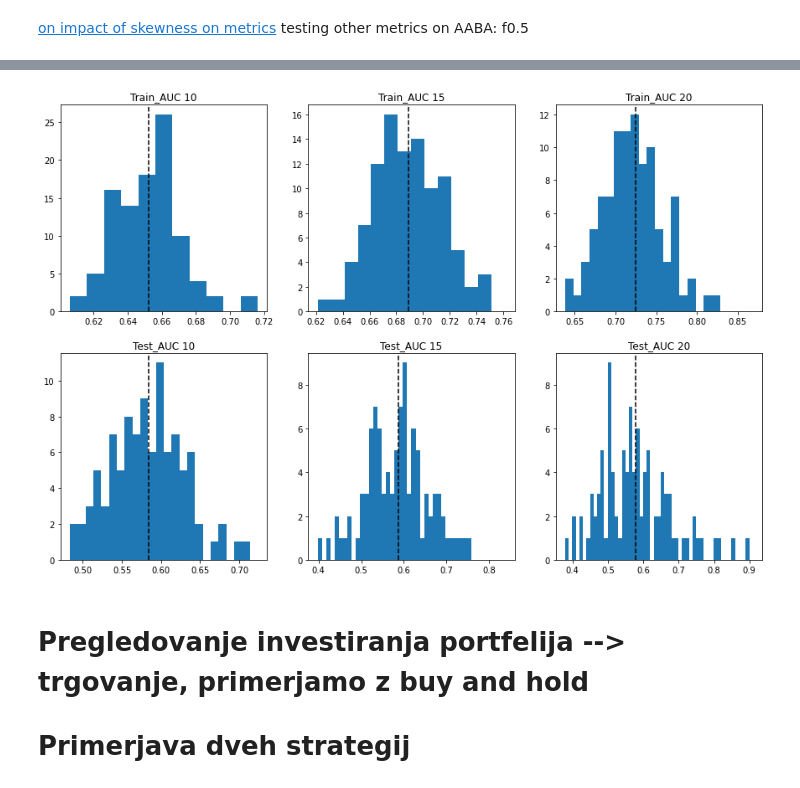
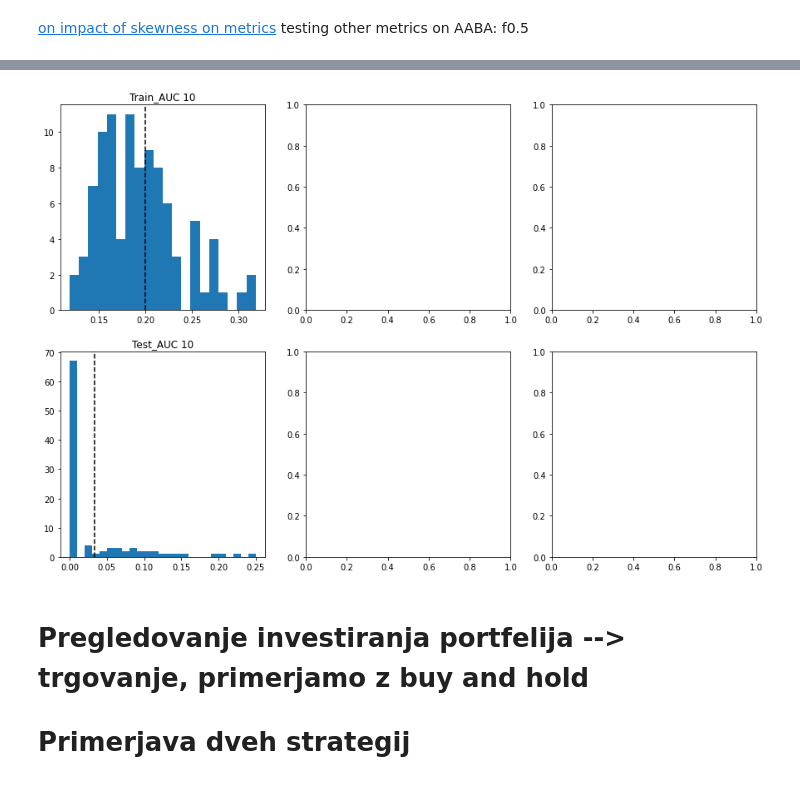
Before and after one commit to cookie1111/diplo, a Jupyter notebook: data_explorer.ipynb, the cells around one changed output, grey strips where cells are left out. Saved outputs shown, nothing was run; the diff lists cells and outputs as text; code cells hidden in the pictures.

Commit message:
results with the newer trend. F05 test score is very poor i can probably make it better with designating areas for the reversals instead of single points

```diff
--- a/data_explorer.ipynb
+++ b/data_explorer.ipynb
@@ -240,7 +268,7 @@ else:
 # %%
-a = trendReversals(ticker400_data['AAPL'],0.20)
-plt.plot(range(len(ticker400_data['AAPL'].index)),ticker400_data['AAPL']["open"])
-plt.plot(a,ticker400_data['AAPL']["open"].iloc[a])
+a = trendReversals(ticker400_data['AABA'],0.20)
+plt.plot(range(len(ticker400_data['AABA'].index)),ticker400_data['AABA']["open"])
+plt.plot(a,ticker400_data['AABA']["open"].iloc[a])
 plt.yscale("log")
 plt.show()
 # %% [output]
@@ -262,13 +290,13 @@ for t in ticker400_data:
 # %%
 import pickle
 
-with open('ticker400_data.pickle', 'wb') as handle:
+with open('ticker400_data_corrected.pickle', 'wb') as handle:
     pickle.dump(ticker400_data, handle, protocol=pickle.HIGHEST_PROTOCOL)
-with open('ticker400_tren10.pickle','wb') as fp:
+with open('ticker400_tren10_corrected.pickle','wb') as fp:
     pickle.dump(ticker400_trend10,fp,protocol=pickle.HIGHEST_PROTOCOL)
-with open('ticker400_trend15.pickle','wb') as fp1:
+with open('ticker400_trend15_corrected.pickle','wb') as fp1:
     pickle.dump(ticker400_trend15,fp1,protocol=pickle.HIGHEST_PROTOCOL)
-with open('ticker400_trend20.pickle','wb') as fp2:
+with open('ticker400_trend20_corrected.pickle','wb') as fp2:
     pickle.dump(ticker400_trend20,fp2,protocol=pickle.HIGHEST_PROTOCOL)
 # %% [markdown]
 # Genetic algorithm
@@ -1134,12 +1162,12 @@ izbira_stars = 'sss'
 pop_size = 300
 st_stars = 30
 
-if os.path.isfile('./test_results100.pkl'):
-    with open('test_results100.pkl', 'rb') as handle:
+if os.path.isfile('./F05results100.pkl'):
+    with open('F05results100.pkl', 'rb') as handle:
         print("work")
-        res_test = pickle.load(handle)
+        res_f05 = pickle.load(handle)
 else:
-    res_test =pd.DataFrame(columns = ['Ticker','Percent','Train_AUC','Train_solution','Test_AUC']) #{t:{p:{'train':None,'test':None} for p in [10,15,20]} for t in ticker400_data.keys()}
+    res_f05 =pd.DataFrame(columns = ['Ticker','Percent','Train_AUC','Train_solution','Test_AUC']) #{t:{p:{'train':None,'test':None} for p in [10,15,20]} for t in ticker400_data.keys()}
 
 
 t = 'AABA'
@@ -1147,7 +1175,7 @@ percent = 15
 for t in list(ticker400_data):
     print(t)
     for percent in [10]:
-        q = res_test.loc[(res_test['Ticker'] == t)& ( res_test['Percent'] ==percent),'Test_AUC']
+        q = res_f05.loc[(res_f05['Ticker'] == t)& ( res_f05['Percent'] ==percent),'Test_AUC']
         print(q)
         if len(q.index)>0 and not pd.isna(q.values[0]):
             print("huh")
@@ -1157,7 +1185,7 @@ for t in list(ticker400_data):
         cur = pygad.GA(num_genes=47,gene_space=gene_space,gene_type=gene_type,save_best_solutions=True,suppress_warnings=True,num_generations=st_gen,num_parents_mating=st_stars,fitness_func=fit_params_AUC_lagged_combined_special(splits25,splits25_YB,t,percent,sty=0,metric=fbeta_score,beta=0.5),sol_per_pop=pop_size,parent_selection_type="sss",crossover_type='scattered',mutation_type='random',mutation_by_replacement=False)
         cur.run()
         besto = cur.best_solution(pop_fitness=None)
-        res_test = res_test.append({'Ticker':t,'Percent':percent,'Train_AUC':besto[1],'Train_solution':besto[0],'Test_AUC':None},ignore_index=True)
-        res_test.loc[(res_test['Ticker'] == t)& ( res_test['Percent'] ==percent),'Test_AUC'] = fit_params_AUC_lagged_combined_special_test(splits25,splits25_YB,t,percent,sty=0,metric=fbeta_score,beta=0.5)(besto[0],0)
-        res.to_pickle('./test_results100.pkl')
+        res_f05 = res_f05.append({'Ticker':t,'Percent':percent,'Train_AUC':besto[1],'Train_solution':besto[0],'Test_AUC':None},ignore_index=True)
+        res_f05.loc[(res_f05['Ticker'] == t)& ( res_f05['Percent'] ==percent),'Test_AUC'] = fit_params_AUC_lagged_combined_special_test(splits25,splits25_YB,t,percent,sty=0,metric=fbeta_score,beta=0.5)(besto[0],0)
+        res_f05.to_pickle('./F05results100.pkl')
 # %% [output]
@@ -1240,22 +1308,22 @@ os.system('play -nq -t alsa synth {} sine {}'.format(duration, freq))
 # %%
 #res.set_index(['Ticker','Percent'],inplace=True)
 # %%
-#len(res.loc[res['Percent'] == 10])
+#len(res_f05.loc[res_f05['Percent'] == 10])
 fix, ax = plt.subplots(2,3,figsize=(15,10))
 bins = np.arange(0,1,0.001)
 r = 0
 c = 0
 for s in ['Train_AUC','Test_AUC']:
-    for i in [10,15,20]:
-        #print(hist(res.loc[res['Percent'] == i][s])
-        ax[r,c].hist(res.loc[res['Percent'] == i][s],np.arange(res.loc[res['Percent'] == i][s].min(),res.loc[res['Percent'] == i][s].max(),0.01))
-        ax[r,c].axvline(res.loc[res['Percent'] == i][s].mean(), color='k',linestyle='dashed')
+    for i in [10]:
+        #print(hist(res_f05.loc[res_f05['Percent'] == i][s])
+        ax[r,c].hist(res_f05.loc[res_f05['Percent'] == i][s],np.arange(res_f05.loc[res_f05['Percent'] == i][s].min(),res_f05.loc[res_f05['Percent'] == i][s].max(),0.01))
+        ax[r,c].axvline(res_f05.loc[res_f05['Percent'] == i][s].mean(), color='k',linestyle='dashed')
         ax[r,c].set_title(s + ' ' + str(i))
         c = c + 1
     r = r + 1
     c = 0
 # %% [output]
-[figure, old version]
+[figure, new version]
 # %% [markdown]
 # Pregledovanje investiranja portfelija --> trgovanje, primerjamo z buy and hold
 # Primerjava dveh strategij
```
Also changed, not shown: parts of 7 cells of this notebook, 6 other files.
